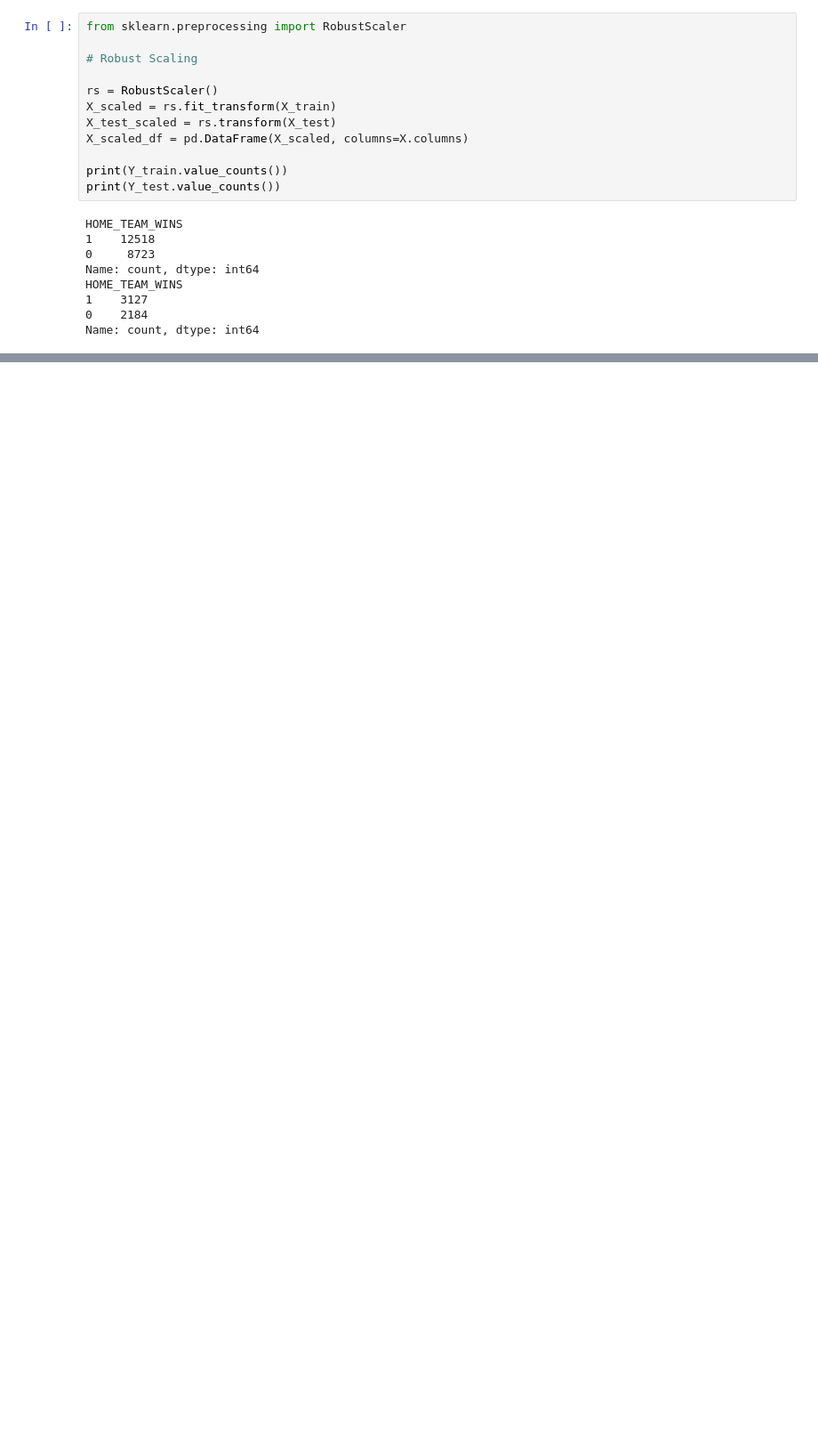
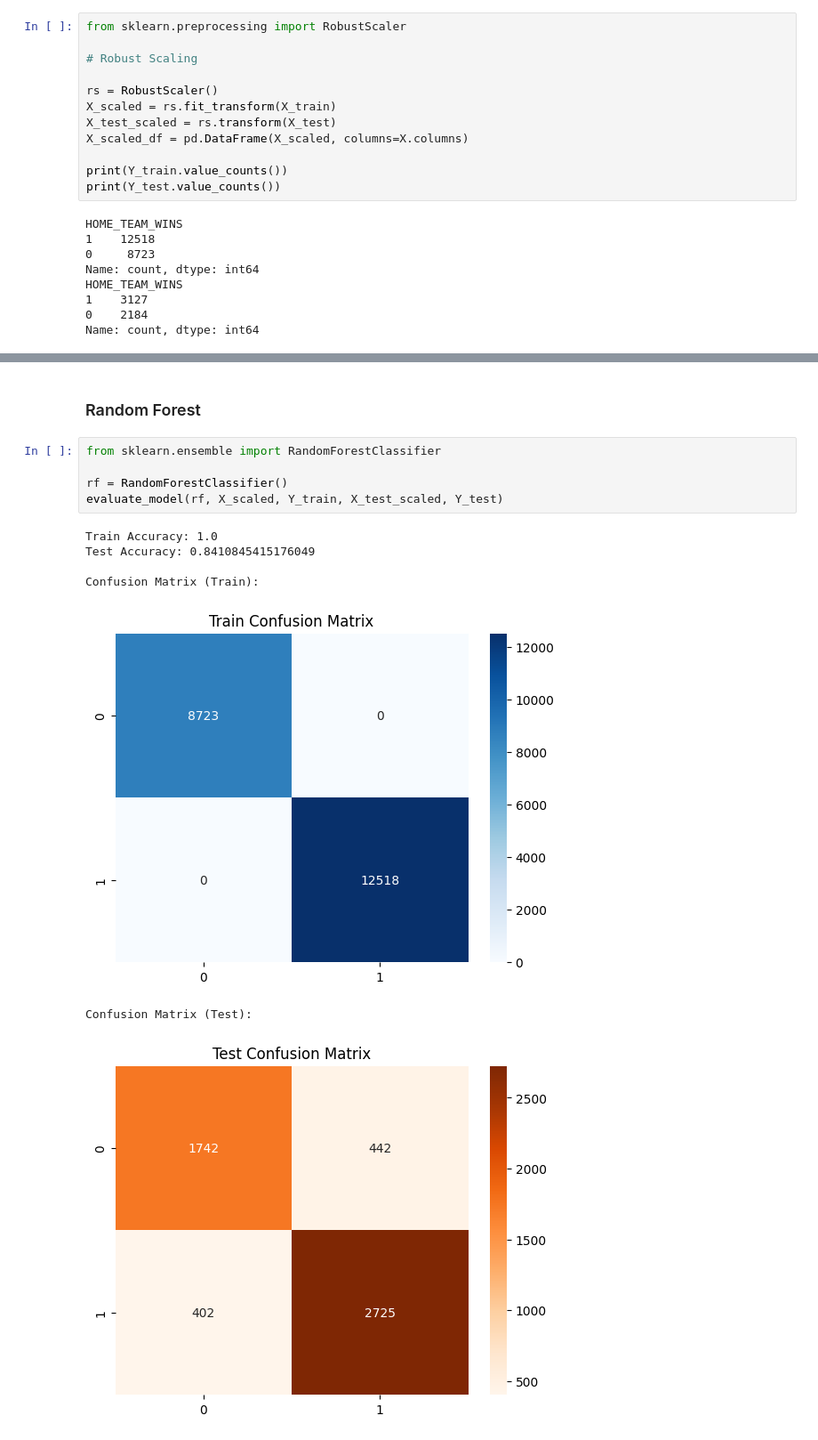
Before and after one commit to Hiroaki-K4/nba_prediction, a Jupyter notebook: main.ipynb, the cells around one changed output, grey strips where cells are left out. Shown: that part at 89% size. Cells and saved outputs as stored; diff of their text form; blank space fills up the shorter version.

```diff
--- a/main.ipynb
+++ b/main.ipynb
@@ -239,0 +309,15 @@ Logistic Regression is overfitting the data, so resample the data using SMOTE
+# %% [markdown]
+### Random Forest
+# %%
+from sklearn.ensemble import RandomForestClassifier
+
+rf = RandomForestClassifier()
+evaluate_model(rf, X_scaled, Y_train, X_test_scaled, Y_test)
+# %% [output]
+Train Accuracy: 1.0
+Test Accuracy: 0.8410845415176049
+
+Confusion Matrix (Train):
+[figure, added]
+Confusion Matrix (Test):
+[figure, added]
```
Also changed, not shown: parts of 12 cells of this notebook.
